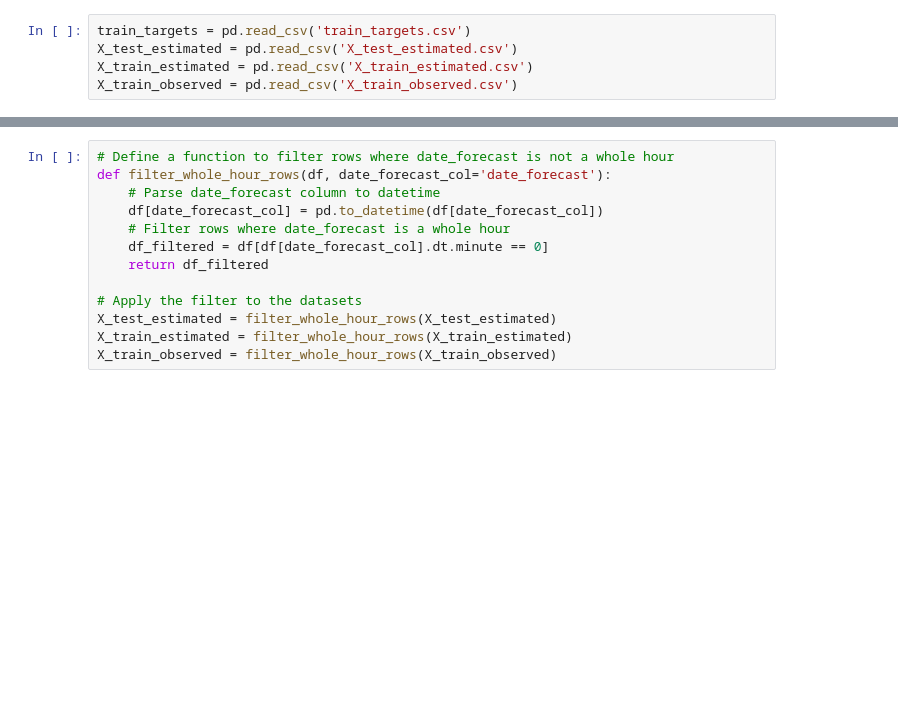
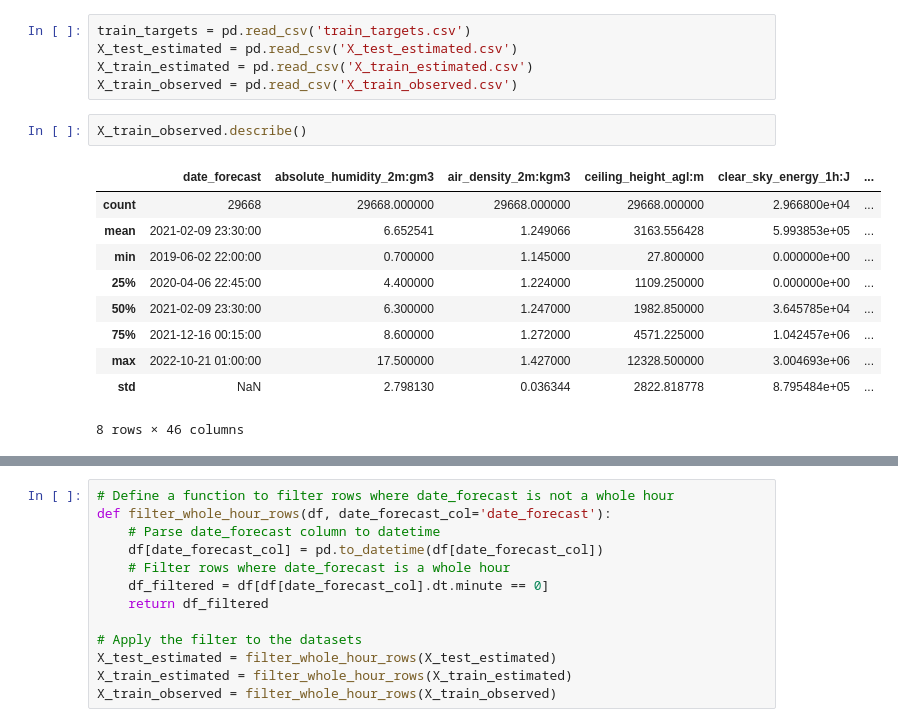
Before and after one commit to Markuski2023/MLGroupProject, a Jupyter notebook: src/EDA.ipynb, the cells around one changed output, grey strips where cells are left out. Drawn from its saved outputs; the diff is of its cells as text; blank space fills up the shorter version.

```diff
--- a/src/EDA.ipynb
+++ b/src/EDA.ipynb
@@ -12,3 +12,16 @@ train_targets = pd.read_csv('train_targets.csv')
 X_test_estimated = pd.read_csv('X_test_estimated.csv')
 X_train_estimated = pd.read_csv('X_train_estimated.csv')
 X_train_observed = pd.read_csv('X_train_observed.csv')
+# %%
+X_train_observed.describe()
+# %% [output]
+|  | date_forecast | absolute_humidity_2m:gm3 | air_density_2m:kgm3 | ceiling_height_agl:m | clear_sky_energy_1h:J | ... |
+| count | 29668 | 29668.000000 | 29668.000000 | 29668.000000 | 2.966800e+04 | ... |
+| mean | 2021-02-09 23:30:00 | 6.652541 | 1.249066 | 3163.556428 | 5.993853e+05 | ... |
+| min | 2019-06-02 22:00:00 | 0.700000 | 1.145000 | 27.800000 | 0.000000e+00 | ... |
+| 25% | 2020-04-06 22:45:00 | 4.400000 | 1.224000 | 1109.250000 | 0.000000e+00 | ... |
+| 50% | 2021-02-09 23:30:00 | 6.300000 | 1.247000 | 1982.850000 | 3.645785e+04 | ... |
+| 75% | 2021-12-16 00:15:00 | 8.600000 | 1.272000 | 4571.225000 | 1.042457e+06 | ... |
+| max | 2022-10-21 01:00:00 | 17.500000 | 1.427000 | 12328.500000 | 3.004693e+06 | ... |
+| std | NaN | 2.798130 | 0.036344 | 2822.818778 | 8.795484e+05 | ... |
+8 rows × 46 columns
```
Also changed, not shown: parts of 25 cells of this notebook, 5 other files.
